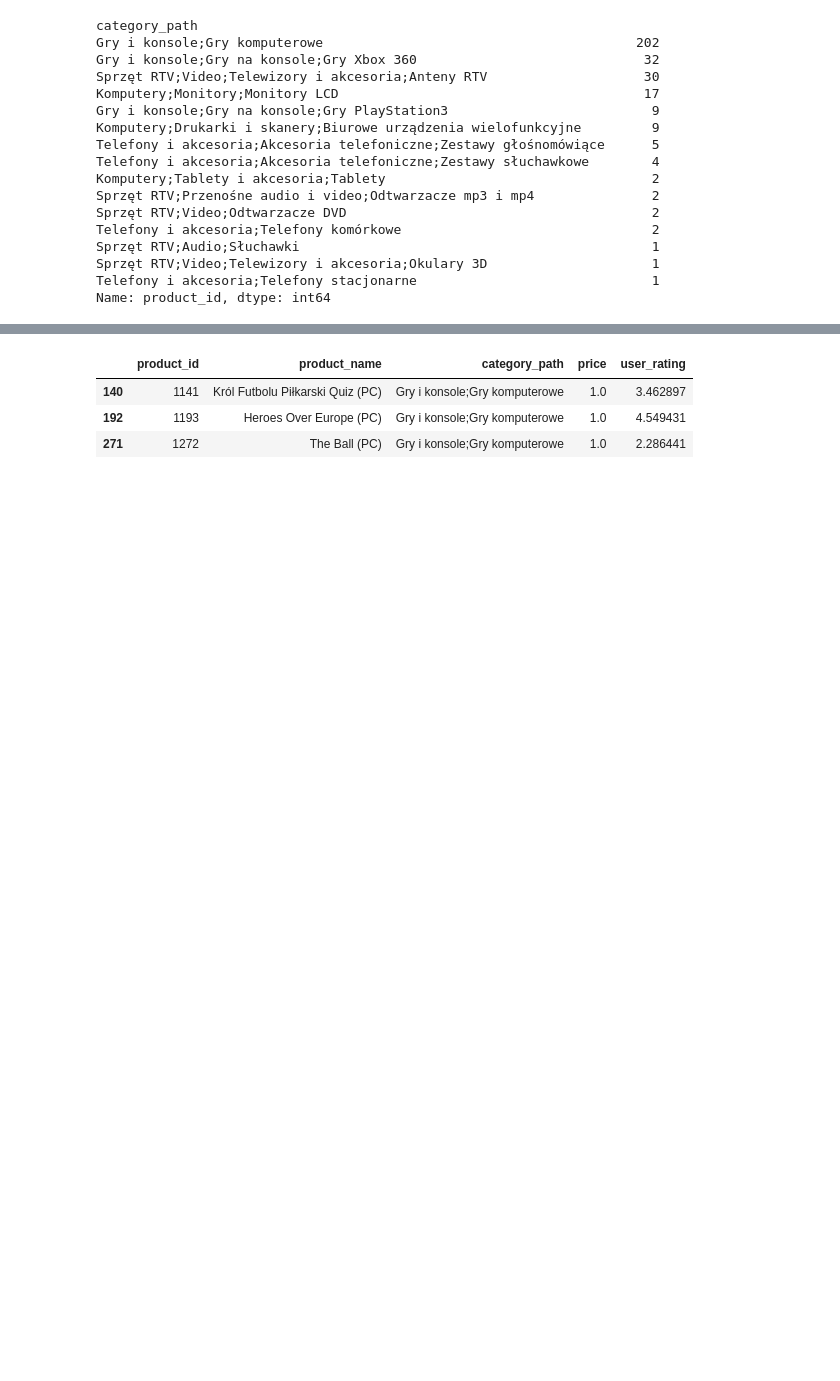
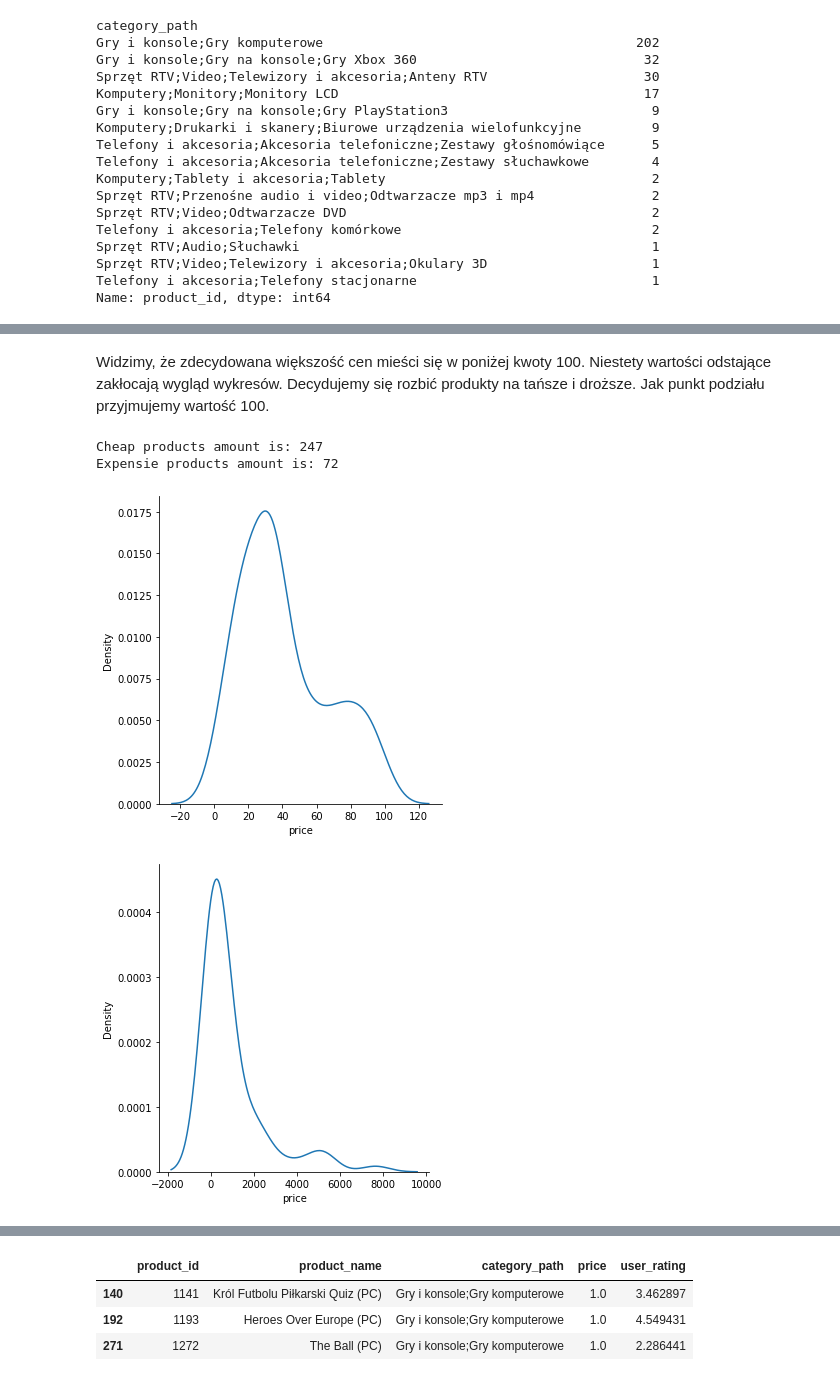
Before and after one commit to SwirtaB/IUM_Recommendation-system, a Jupyter notebook: notebooks/data_analysis.ipynb, the cells around one changed output, grey strips where cells are left out. Saved outputs shown, nothing was run; the diff lists cells and outputs as text; code cells hidden in the pictures; blank space fills up the shorter version.

```diff
--- a/notebooks/data_analysis.ipynb
+++ b/notebooks/data_analysis.ipynb
@@ -256,0 +283,18 @@ We are going to check is that values are correct by asking our lecturer, as he s
+# %% [markdown]
+Widzimy, że zdecydowana większość cen mieści się w poniżej kwoty 100. Niestety wartości odstające zakłocają wygląd wykresów. Decydujemy się rozbić produkty na tańsze i droższe. Jak punkt podziału przyjmujemy wartość 100.
+# %%
+threshold = 100
+
+cheapProducts = (productsDF.loc[productsDF['price'] < threshold], 'Cheap')
+expensiveProducts = (productsDF.loc[productsDF['price'] >= threshold], 'Expensie')
+
+productsSplit = [cheapProducts, expensiveProducts]
+
+for ps in productsSplit:
+    print('{} products amount is: {}'.format(ps[1], ps[0]['price'].count()))
+    sns.displot(data=ps[0], x="price", kind="kde")
+# %% [output]
+Cheap products amount is: 247
+Expensie products amount is: 72
+[figure, added]
+[figure, added]
```
Also changed, not shown: parts of 46 cells of this notebook, 12 other files.
